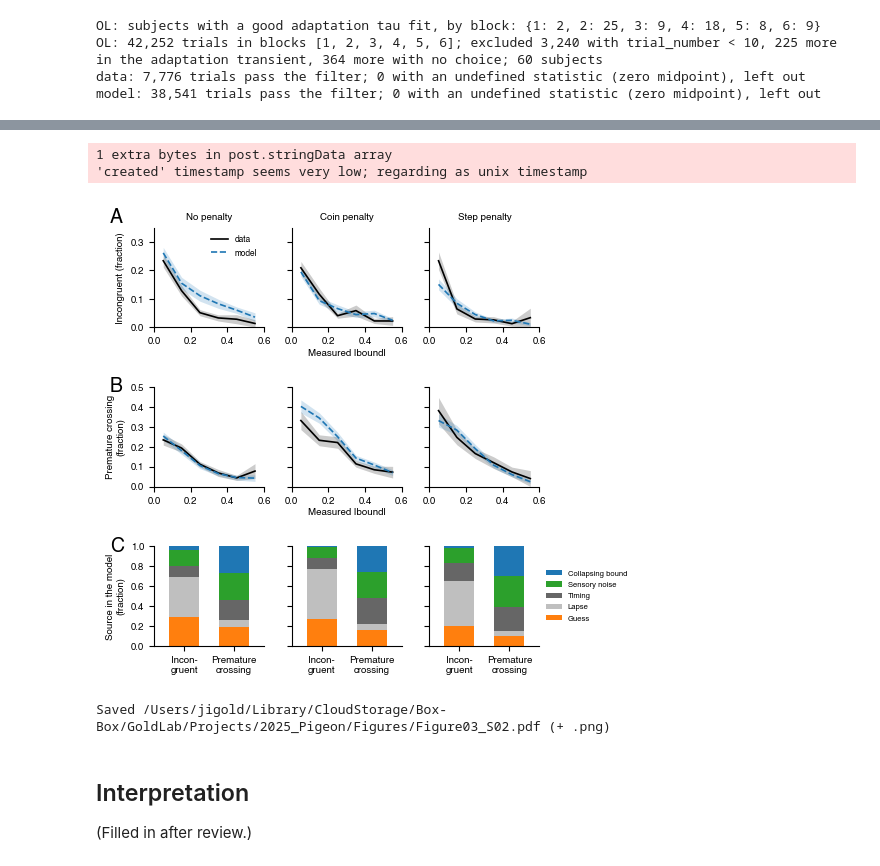
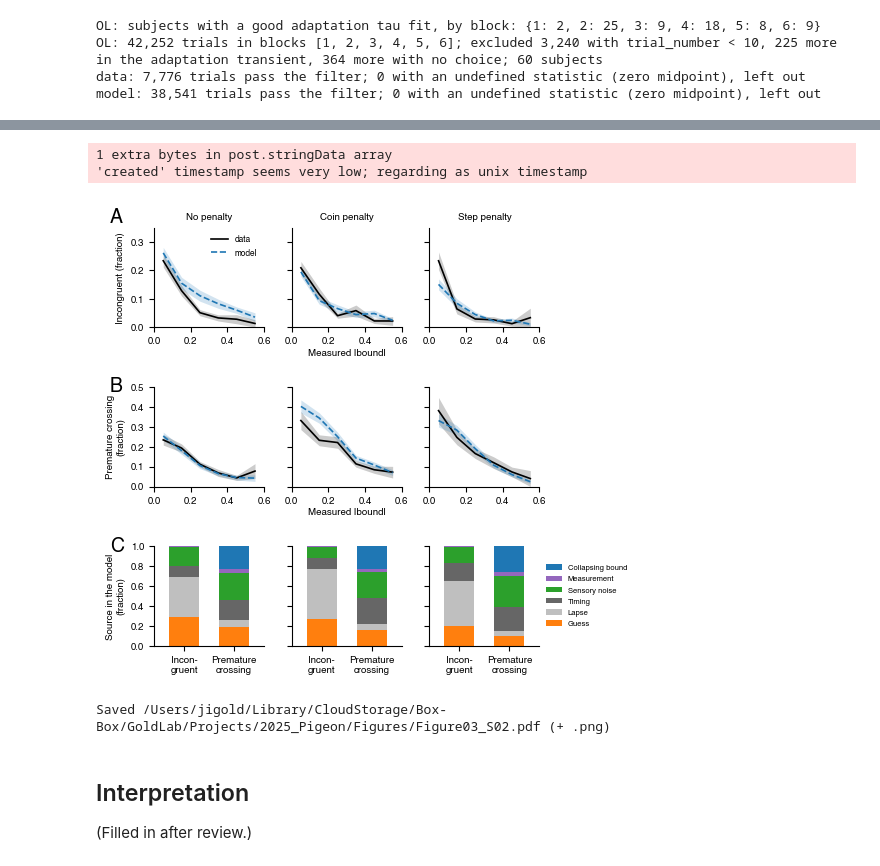
Before and after one commit to TheGoldLab/ms_2026_kalburge_etal_elife, a Jupyter notebook: notebooks/Figure03S02_suboptimalBehavior.ipynb, the cells around one changed output, grey strips where cells are left out. Drawn from its saved outputs; the diff is of its cells as text; code cells hidden in the pictures.

Commit message:
Commit sources: side-specific true crossing; 'measurement' category (zero crossing between DT-1 and DT); Figure03S02 updated
Co-Authored-By: Claude Opus 5.5 <noreply@anthropic.com>

```diff
--- a/notebooks/Figure03S02_suboptimalBehavior.ipynb
+++ b/notebooks/Figure03S02_suboptimalBehavior.ipynb
@@ -132,7 +135,7 @@ FS = 7
 plt.rcParams.update({'font.size': FS, 'axes.labelsize': FS, 'axes.titlesize': FS, **FONT_RC})
 MODEL = 'tab:blue'
 SOURCE_COLORS = {'guess': 'tab:orange', 'lapse': '0.75', 'timing': '0.4', 'sensory noise': 'tab:green',
-                 'collapsing bound': MODEL}
+                 'measurement': 'tab:purple', 'collapsing bound': MODEL}
 
 fig = plt.figure(figsize=(11 * CM, 12.5 * CM))
 gs = gridspec.GridSpec(3, 3, figure=fig, hspace=0.6, wspace=0.25, left=0.1, right=0.99, bottom=0.08, top=0.93)
@@ -170,34 +173,34 @@ ax_inc[0].set_ylabel('Incongruent (fraction)')
 ax_pre[0].set_ylabel('Premature crossing\n(fraction)')
 ax_src[0].set_ylabel('Source in the model\n(fraction)')
 ax_inc[0].legend(fontsize=6, frameon=False, loc='upper right')
 for k in reversed(COMMIT_SOURCES):
     ax_src[2].bar(0, 0, color=SOURCE_COLORS[k], label=k[0].upper() + k[1:])
 ax_src[2].legend(fontsize=5.5, frameon=False, loc='center left', bbox_to_anchor=(1.0, 0.5))
 
 def _row_xlabel(axes, label):
     # One x label per row, centered under its three panels.
     fig.canvas.draw()
     left, right = axes[0].get_position().x0, axes[-1].get_position().x1
     bottom = min(a.get_tightbbox().transformed(fig.transFigure.inverted()).y0 for a in axes)
     fig.text((left + right) / 2, bottom - 0.005, label, ha='center', va='top', fontsize=FS)
 
 _row_xlabel(ax_inc, 'Measured |bound|')
 _row_xlabel(ax_pre, 'Measured |bound|')
 for ax in ax_inc + ax_pre + ax_src:
     ax.spines[['top', 'right']].set_visible(False)
 add_panel_label(ax_inc[0], 'A', dx=-0.4, dy=1.2)
 add_panel_label(ax_pre[0], 'B', dx=-0.4, dy=1.1)
 add_panel_label(ax_src[0], 'C', dx=-0.4, dy=1.1)
 
 out = FIGURES_DIR / 'Figure03_S02.pdf'
 fig.savefig(out, dpi=300, bbox_inches='tight')
 fig.savefig(out.with_suffix('.png'), dpi=300, bbox_inches='tight')
 plt.show()
 print(f'Saved {out} (+ .png)')
 # %% [output]
 1 extra bytes in post.stringData array
 'created' timestamp seems very low; regarding as unix timestamp
-[figure, old version]
+[figure, new version]
 Saved /Users/jigold/Library/CloudStorage/Box-Box/GoldLab/Projects/2025_Pigeon/Figures/Figure03_S02.pdf (+ .png)
 # %% [markdown]
 ## Interpretation
```
Also changed, not shown: parts of 2 cells of this notebook, 2 other files.
